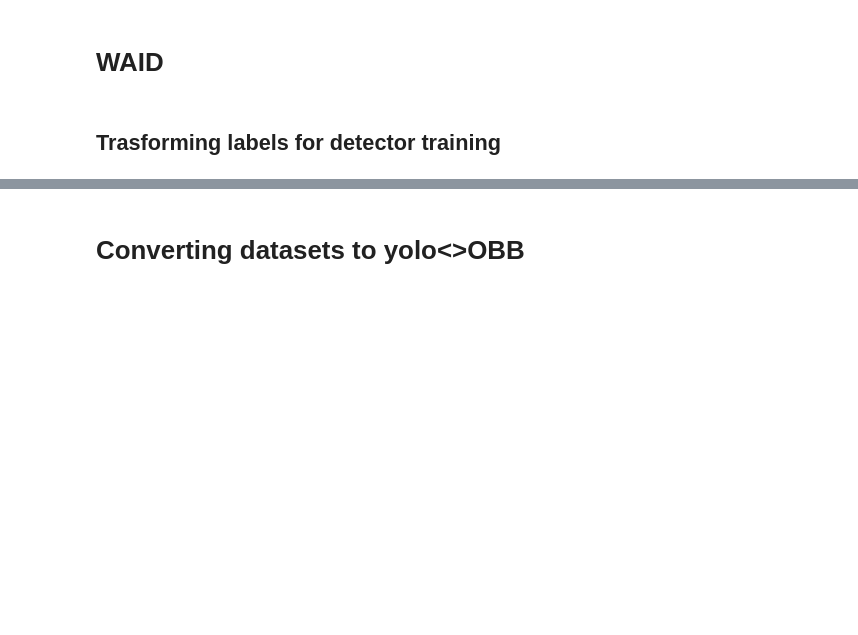
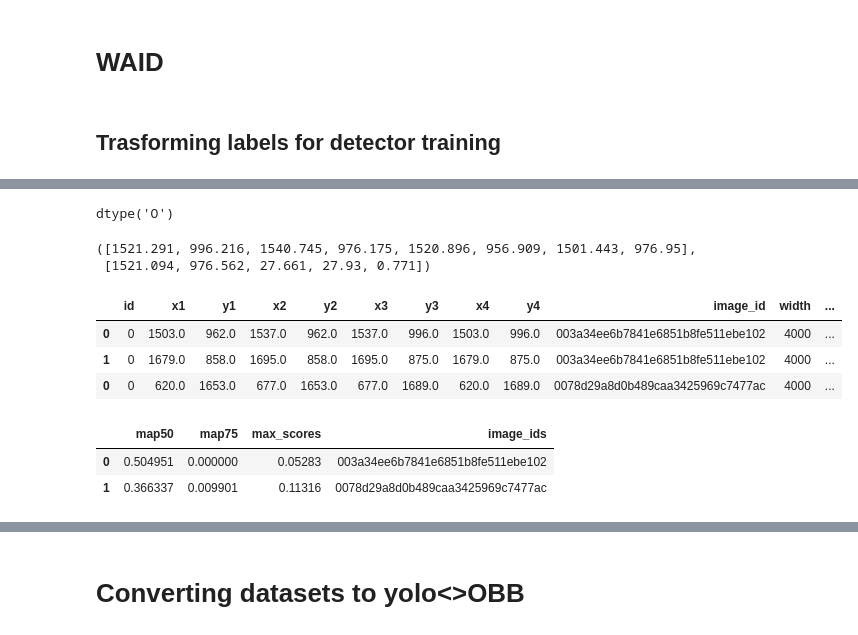
Before and after one commit to FadelMamar/datalabeling, a Jupyter notebook: notebooks/extra_datasets_creation.ipynb, the cells around one changed output, grey strips where cells are left out. Saved outputs shown, nothing was run; the diff lists cells and outputs as text; code cells hidden in the pictures; blank space fills up the shorter version.

```diff
--- a/notebooks/extra_datasets_creation.ipynb
+++ b/notebooks/extra_datasets_creation.ipynb
@@ -436,7 +436,7 @@ import os
 from pathlib import Path
 # %%
 #  load data
-root = r"C:\Users\fadel\OneDrive\Bureau\WILD-AI\datalabeling\data\train_wildai"
+root = r"D:\savmap_dataset_v2"
 polygons = gdp.read_file(os.path.join(root,'savmap_annotations_2014.geojson'))
 
 # create directories
@@ -593,0 +630,55 @@ for p in tqdm(path.glob("*/**/*.txt")):
+# %%
+df_results['image_id'].dtype
+# %% [output]
+dtype('O')
+# %%
+df_results['poly'].iat[0], df_results['rbox'].iat[0]
+# %% [output]
+([1521.291, 996.216, 1540.745, 976.175, 1520.896, 956.909, 1501.443, 976.95],
+ [1521.094, 976.562, 27.661, 27.93, 0.771])
+# %%
+# load groundtruth
+with open(r"..\data\data_config.yaml",'r') as file:
+    yolo_config = yaml.load(file,Loader=yaml.FullLoader)
+yolo_config
+val_labels_path = os.path.join(yolo_config['path'],yolo_config['val'][0]).replace('images','labels')
+val_images_path = os.path.join(yolo_config['path'],yolo_config['val'][0])
+df_list = list()
+
+col_names = None
+for path in Path(val_labels_path).glob('*.txt'):
+    df = pd.read_csv(path,sep=' ',header=None)
+    if len(df.columns) == 9:
+        df.columns = ['id','x1','y1','x2','y2','x3','y3','x4','y4']
+    elif len(df.columns) == 5:
+        df.columns = ['id','x','y','w','h']
+    else:
+        raise ValueError("Check features in label file.")
+
+    # record features
+    if col_names is None:
+        col_names = list(df.columns)
+
+    df['image_id'] = path.stem
+    image_path = os.path.join(val_images_path,f"{path.stem}.JPG")
+    width, height = Image.open(image_path).size
+    df['width'] = width
+    df['height'] = height
+
+    # unnormalize values
+    for i in range(1,5):
+        df[f"x{i}"] = df[f"x{i}"]*width
+        df[f"y{i}"] = df[f"y{i}"]*height
+
+    # get x_min, x_max, y_min, y_max
+
+
+    df_list.append(df)
+df_labels = pd.concat(df_list,axis=0)
+# %%
+df_labels.head(3)
+# %% [output]
+|  | id | x1 | y1 | x2 | y2 | x3 | y3 | x4 | y4 | image_id | width | ... |
+| 0 | 0 | 1503.0 | 962.0 | 1537.0 | 962.0 | 1537.0 | 996.0 | 1503.0 | 996.0 | 003a34ee6b7841e6851b8fe511ebe102 | 4000 | ... |
+| 1 | 0 | 1679.0 | 858.0 | 1695.0 | 858.0 | 1695.0 | 875.0 | 1679.0 | 875.0 | 003a34ee6b7841e6851b8fe511ebe102 | 4000 | ... |
+| 0 | 0 | 620.0 | 1653.0 | 677.0 | 1653.0 | 677.0 | 1689.0 | 620.0 | 1689.0 | 0078d29a8d0b489caa3425969c7477ac | 4000 | ... |
@@ -593,0 +735,6 @@ for p in tqdm(path.glob("*/**/*.txt")):
+# %%
+df_results_per_img.head(2)
+# %% [output]
+|  | map50 | map75 | max_scores | image_ids |
+| 0 | 0.504951 | 0.000000 | 0.05283 | 003a34ee6b7841e6851b8fe511ebe102 |
+| 1 | 0.366337 | 0.009901 | 0.11316 | 0078d29a8d0b489caa3425969c7477ac |
```
Also changed, not shown: parts of 14 cells of this notebook.
